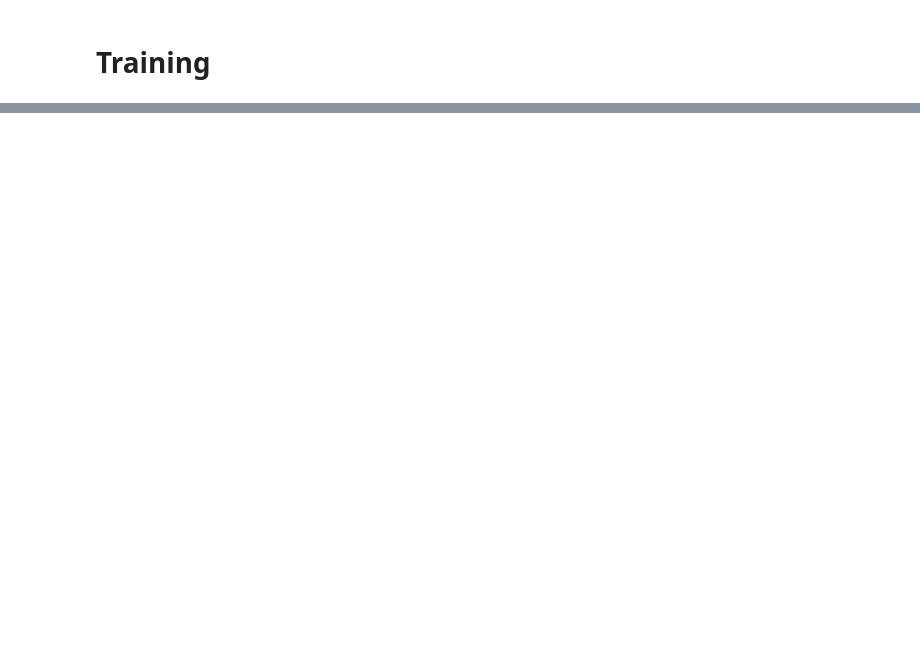
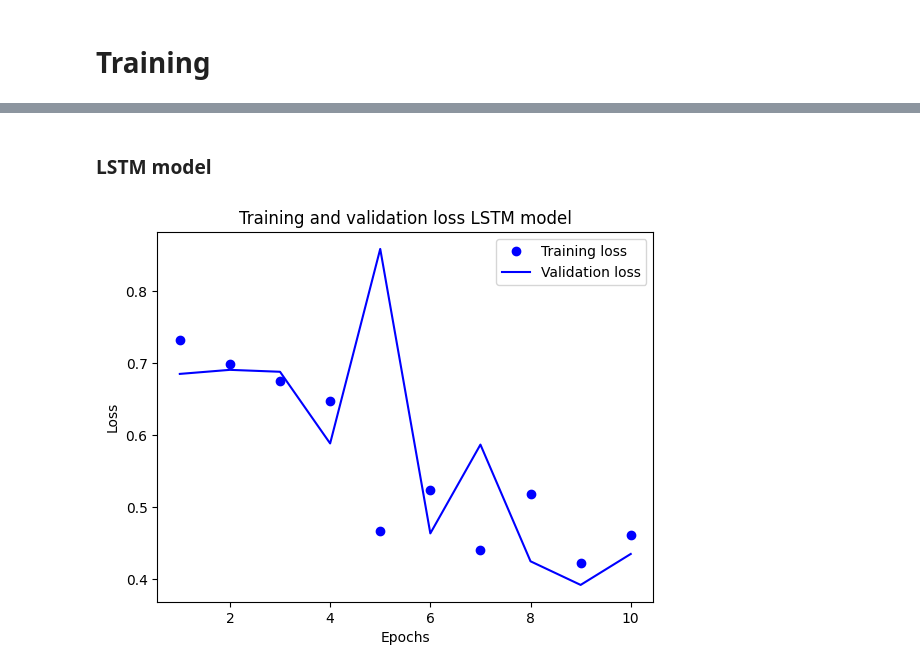
Before and after one commit to JoseMenta/sentiment_analysis, a Jupyter notebook: sample.ipynb, the cells around one changed output, grey strips where cells are left out. Saved outputs shown, nothing was run; the diff lists cells and outputs as text; code cells hidden in the pictures; blank space fills up the shorter version.

```diff
--- a/sample.ipynb
+++ b/sample.ipynb
@@ -250,9 +277,12 @@ Model: "sequential_11"
  Trainable params: 0 (0.00 B)
  Non-trainable params: 1,000,200 (3.82 MB)
 # %%
-model.compile(loss=losses.BinaryCrossentropy(),
+bidirectional_model.compile(loss=losses.BinaryCrossentropy(),
               optimizer='adam',
               metrics=[tf.metrics.BinaryAccuracy(threshold=0.5)])
+LSTM_model.compile(loss=losses.BinaryCrossentropy(),optimizer='adam',metrics=[tf.metrics.BinaryAccuracy(threshold=0.5)])
+average_model.compile(loss=losses.BinaryCrossentropy(),optimizer='adam',metrics=[tf.metrics.BinaryAccuracy(threshold=0.5)])
+CNN_model.compile(loss=losses.BinaryCrossentropy(),optimizer='adam',metrics=[tf.metrics.BinaryAccuracy(threshold=0.5)])
 # %% [markdown]
 # Training
 # %%
@@ -337,0 +404,14 @@ plt.show()
+# %% [markdown]
+### LSTM model
+# %%
+epochs = range(1, len(acc_LSTM_model) + 1)
+plt.plot(epochs, loss_LSTM_model, 'bo', label='Training loss')
+plt.plot(epochs, val_loss_LSTM_model, 'b', label='Validation loss')
+plt.title('Training and validation loss LSTM model')
+plt.xlabel('Epochs')
+plt.ylabel('Loss')
+plt.legend()
+
+plt.show()
+# %% [output]
+[figure, added]
```
Also changed, not shown: parts of 32 cells of this notebook.
